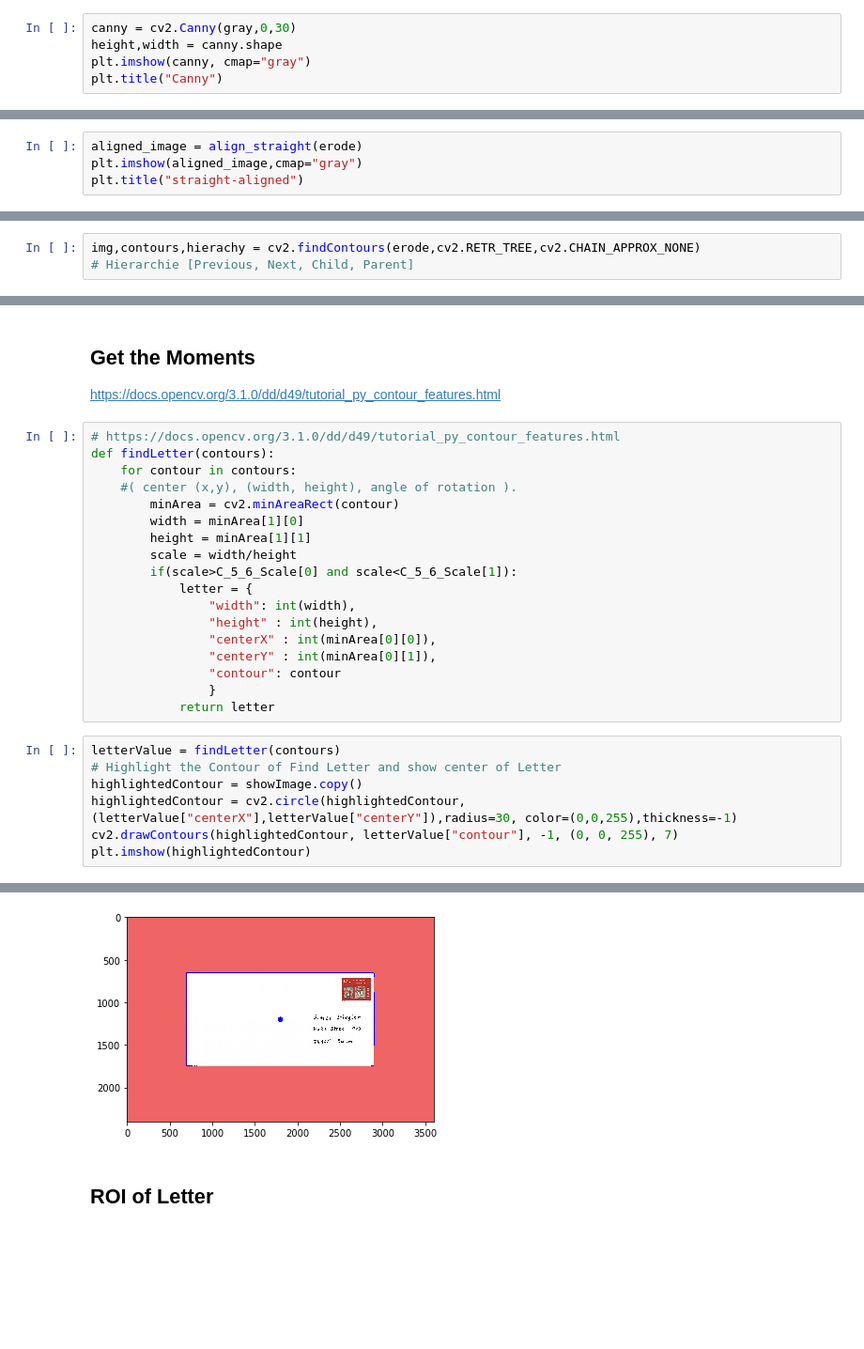
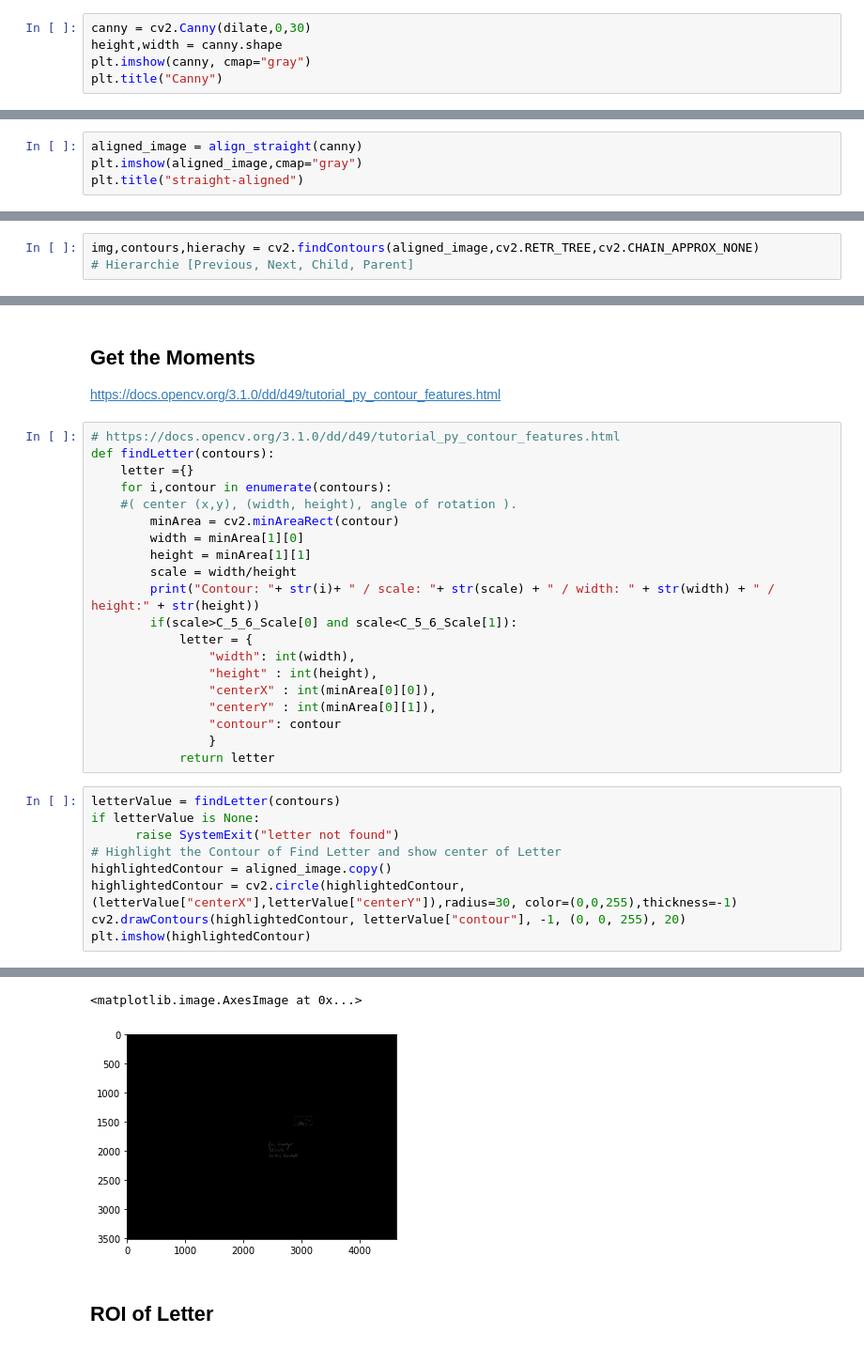
Before and after one commit to SimonStiegler/CRV_Postleitzahlerkennung, a Jupyter notebook: Programm.ipynb, the cells around one changed output, grey strips where cells are left out. Shown at 94% size. Drawn from its saved outputs; the diff is of its cells as text; blank space fills up the shorter version.

```diff
--- a/Programm.ipynb
+++ b/Programm.ipynb
@@ -76,5 +103,5 @@ Text(0.5, 1.0, 'Gray')
 # %%
-canny = cv2.Canny(gray,0,30)
+canny = cv2.Canny(dilate,0,30)
 height,width = canny.shape
 plt.imshow(canny, cmap="gray")
 plt.title("Canny")
@@ -110,7 +123,7 @@ def align_straight(image):
         aligned_image = im.rotate_bound(image,-angle)
     return aligned_image
 # %%
-aligned_image = align_straight(erode)
+aligned_image = align_straight(canny)
 plt.imshow(aligned_image,cmap="gray")
 plt.title("straight-aligned")
 # %% [output]
@@ -120,5 +133,5 @@ Text(0.5, 1.0, 'straight-aligned')
 # %%
-img,contours,hierachy = cv2.findContours(erode,cv2.RETR_TREE,cv2.CHAIN_APPROX_NONE)
+img,contours,hierachy = cv2.findContours(aligned_image,cv2.RETR_TREE,cv2.CHAIN_APPROX_NONE)
 # Hierarchie [Previous, Next, Child, Parent]
 # %%
 def sizeSort(element):
@@ -140,12 +154,14 @@ https://docs.opencv.org/3.1.0/dd/d49/tutorial_py_contour_features.html
 # %%
 # https://docs.opencv.org/3.1.0/dd/d49/tutorial_py_contour_features.html
 def findLetter(contours):
-    for contour in contours:
+    letter ={}
+    for i,contour in enumerate(contours):
     #( center (x,y), (width, height), angle of rotation ).
         minArea = cv2.minAreaRect(contour)
         width = minArea[1][0]
         height = minArea[1][1]
         scale = width/height
+        print("Contour: "+ str(i)+ " / scale: "+ str(scale) + " / width: " + str(width) + " / height:" + str(height))
         if(scale>C_5_6_Scale[0] and scale<C_5_6_Scale[1]):
             letter = {
                 "width": int(width),
@@ -157,9 +173,11 @@ def findLetter(contours):
             return letter
 # %%
 letterValue = findLetter(contours)
+if letterValue is None:
+      raise SystemExit("letter not found")
 # Highlight the Contour of Find Letter and show center of Letter
-highlightedContour = showImage.copy()
+highlightedContour = aligned_image.copy()
 highlightedContour = cv2.circle(highlightedContour,(letterValue["centerX"],letterValue["centerY"]),radius=30, color=(0,0,255),thickness=-1)
-cv2.drawContours(highlightedContour, letterValue["contour"], -1, (0, 0, 255), 7)
+cv2.drawContours(highlightedContour, letterValue["contour"], -1, (0, 0, 255), 20)
 plt.imshow(highlightedContour)
 # %% [output]
@@ -167,4 +185,5 @@ plt.imshow(highlightedContour)
+<matplotlib.image.AxesImage at 0x...>
-[figure, old version]
+[figure, new version]
 # %% [markdown]
 ## ROI of Letter
 # %%
```
Also changed, not shown: parts of 39 cells of this notebook.
